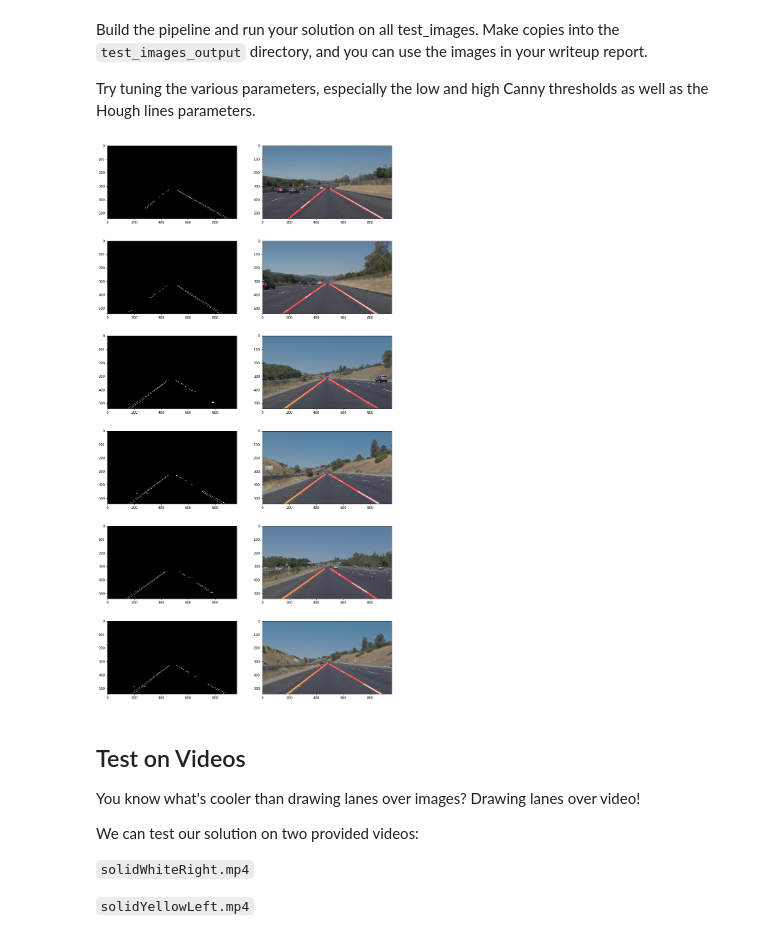
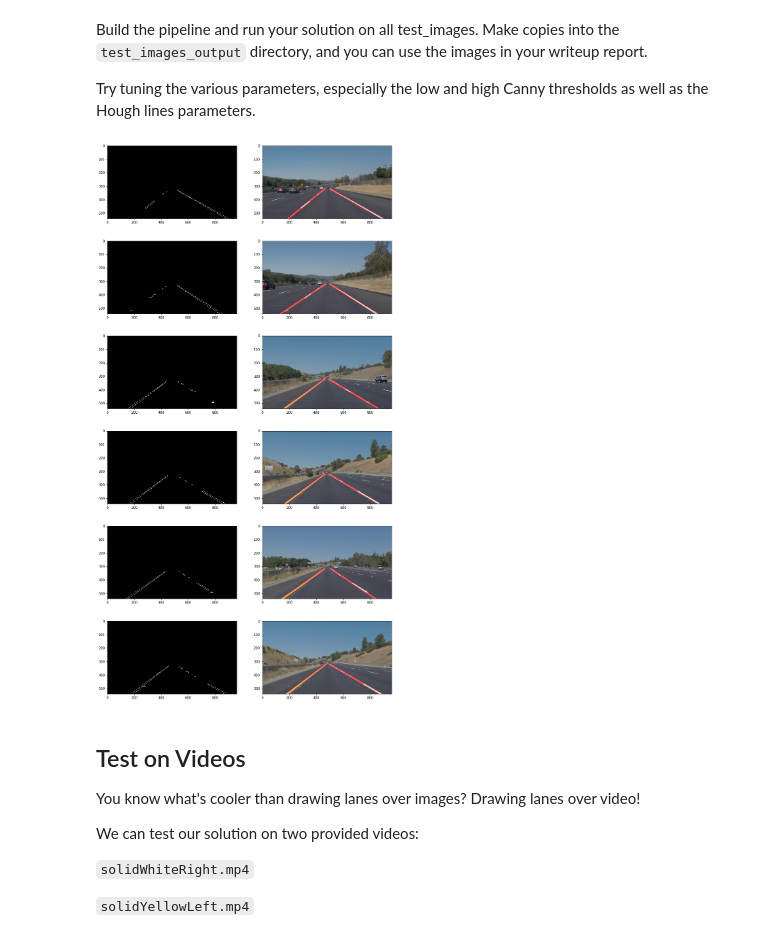
Before and after one commit to AlZi-88/SDCE_LaneLines, a Jupyter notebook: P1.ipynb, the cells around one changed output. Saved outputs shown, nothing was run; the diff lists cells and outputs as text; code cells hidden in the pictures.

```diff
--- a/P1.ipynb
+++ b/P1.ipynb
@@ -158,28 +158,31 @@ def draw_lines(img, lines, color=[255, 0, 0], thickness=2):
             slope = (y2-y1)/(x2-x1)
             of = y1 -slope*x1
             length = get_line_length(line)
-            if slope > 0:
+            if slope > 0.5:
                 #then right lane
                 slopes_rl.append(slope*length)
                 ofs_rl.append(of*length)
                 lengths_rl.append(length)
-            else:
+            elif slope < -0.5:
                 #left lane
                 slopes_ll.append(slope*length)
                 ofs_ll.append(of*length)
                 lengths_ll.append(length)
-    slope_rl = np.sum(slopes_rl)/np.sum(lengths_rl)
-    slope_ll = np.sum(slopes_ll)/np.sum(lengths_ll)
-    of_rl = np.sum(ofs_rl)/np.sum(lengths_rl)
-    of_ll = np.sum(ofs_ll)/np.sum(lengths_ll)
-    y_start = 540
-    y_end = 320
-    right_lane = ((int((y_end-of_rl)/slope_rl), y_end), (int((y_start-of_rl)/slope_rl), y_start))
-    left_lane = ((int((y_end-of_ll)/slope_ll), y_end), (int((y_start-of_ll)/slope_ll), y_start))
+    l_tot_rl = np.sum(lengths_rl)
+    l_tot_ll = np.sum(lengths_ll)
+    if l_tot_rl > 0 and l_tot_ll > 0:
+        slope_rl = np.sum(slopes_rl)/l_tot_rl
+        slope_ll = np.sum(slopes_ll)/l_tot_ll
+        of_rl = np.sum(ofs_rl)/np.sum(lengths_rl)
+        of_ll = np.sum(ofs_ll)/np.sum(lengths_ll)
+        y_start = 540
+        y_end = 320
+        right_lane = ((int((y_end-of_rl)/slope_rl), y_end), (int((y_start-of_rl)/slope_rl), y_start))
+        left_lane = ((int((y_end-of_ll)/slope_ll), y_end), (int((y_start-of_ll)/slope_ll), y_start))
     #print("right lane: ", right_lane, "slope: ", slope_rl, "bias: ", of_rl)
     #print("left lane", left_lane, "slope: ", slope_ll, "bias: ", of_ll)
-    cv2.line(img, (int((y_end-of_rl)/slope_rl), y_end), (int((y_start-of_rl)/slope_rl), y_start), color, thickness)
-    cv2.line(img, (int((y_end-of_ll)/slope_ll), y_end), (int((y_start-of_ll)/slope_ll), y_start), color, thickness)
+        cv2.line(img, (int((y_end-of_rl)/slope_rl), y_end), (int((y_start-of_rl)/slope_rl), y_start), color, thickness)
+        cv2.line(img, (int((y_end-of_ll)/slope_ll), y_end), (int((y_start-of_ll)/slope_ll), y_start), color, thickness)
 
 def hough_lines(img, rho, theta, threshold, min_line_len, max_line_gap):
     """
@@ -252,22 +255,22 @@ Try tuning the various parameters, especially the low and high Canny thresholds
 # %%
 # TODO: Build your pipeline that will draw lane lines on the test_images
 # then save them to the test_images_output directory.
-def draw_lane_lines (images):
+def draw_lane_lines (images, images_path):
     grays=[]
     edges=[]
     masked_edges = []
     hough_line_images=[]
     drawed_lines_images=[]
 
-    for image in images:
+    for image, path in zip(images, images_path):
         copy = np.copy(image)
         gray = grayscale(copy)
         grays.append(gray)
 
         blurred = gaussian_blur(gray, 7)
 
-        low_edge_threshold = 30
-        high_edge_threshold = 120
+        low_edge_threshold = 120
+        high_edge_threshold = 180
 
         edge = canny(blurred, low_edge_threshold, high_edge_threshold)
         edges.append(edge)
@@ -278,8 +281,7 @@ def draw_lane_lines (images):
         masked_edge = region_of_interest(edge, vertices)
         masked_edges.append(masked_edge)
 
-
-        rho = 2
+        rho = 5
         theta = np.pi/180
         threshold = 15
         min_line_length = 30
@@ -292,11 +294,12 @@ def draw_lane_lines (images):
         drawed_lines_image = weighted_img(hough_line_image, image)
         drawed_lines_images.append(drawed_lines_image)
 
+        mpimg.imsave(path.split(".")[0]+"_modified.jpg", drawed_lines_image)
     print_images([masked_edges, drawed_lines_images], grayscale = [True, False])
 # %%
-draw_lane_lines(images)
+draw_lane_lines(images, images_path)
 # %% [output]
-[figure, old version]
+[figure, new version]
 # %% [markdown]
 ## Test on Videos
 
```
Also changed, not shown: parts of 7 cells of this notebook.
